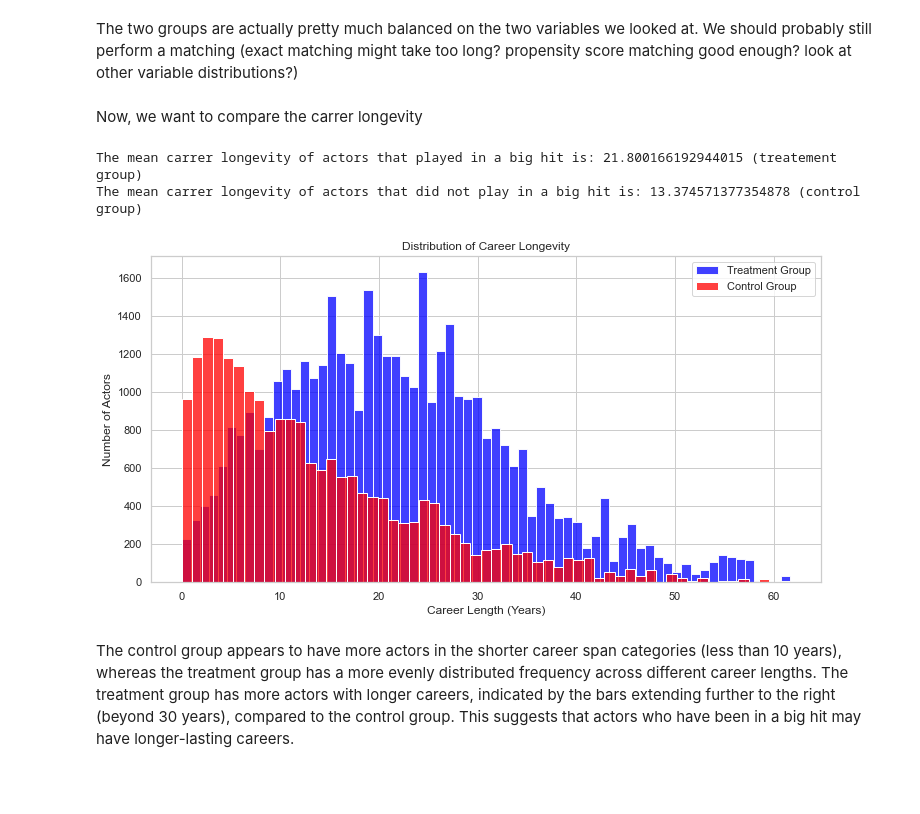
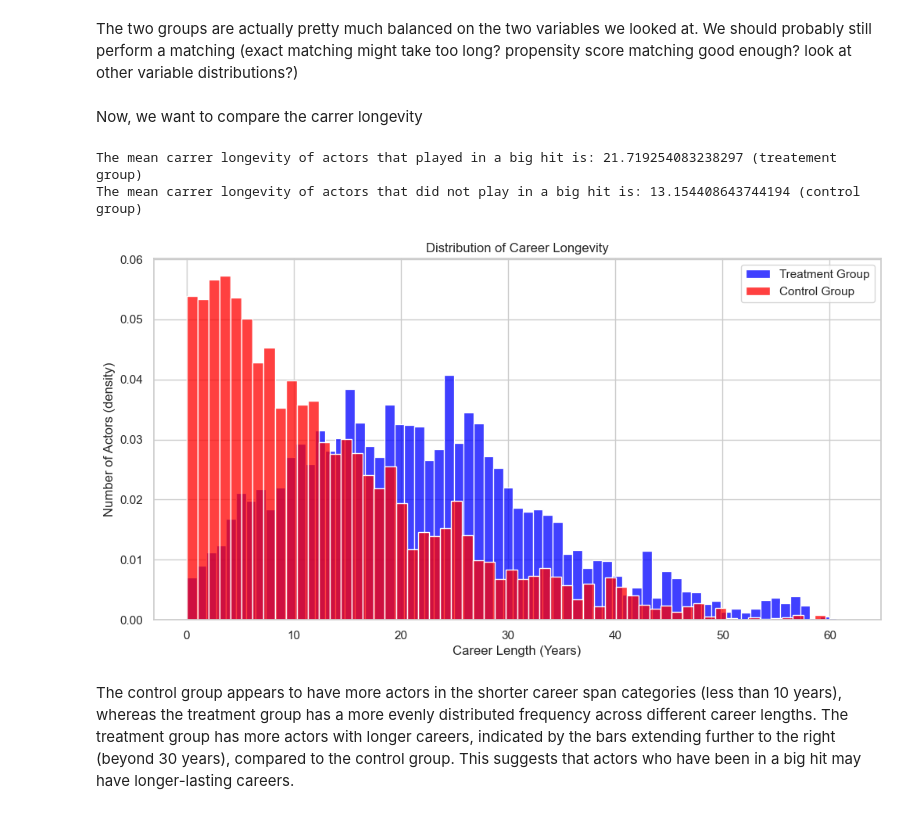
Before and after one commit to epfl-ada/ada-2023-project-pinacolada23, a Jupyter notebook: main.ipynb, the cells around one changed output. Cells and saved outputs as stored; diff of their text form; code cells hidden in the pictures; blank space fills up the shorter version.

```diff
--- a/main.ipynb
+++ b/main.ipynb
@@ -552,28 +548,29 @@ REMARQUE: si on veut etre encore plus precis, on peut ici reprendre le dataset a
 # %%
 # TODO: do this earlier?
 # Get the birthdate of the actors in the correct format
-character_movies_filtered['birth'] = character_movies_filtered['birth'].apply(complete_date)
-character_movies_filtered['birth'] = pd.to_datetime(character_movies_filtered['birth'], format='%Y-%m-%d')
+df_prepared['birth'] = df_prepared['birth'].apply(complete_date)
+df_prepared['birth'] = pd.to_datetime(df_prepared['birth'], format='%Y-%m-%d')
 # %%
-# Calculate the product of the number of movies and respective box office revenue for each actor and year
-character_movies_filtered['product'] = character_movies_filtered.groupby(['name_actor', 'year']).movieID.transform('count') * character_movies_filtered.revenue
+# Calculate the product of the number of movies and respective success metric for each actor and year
+df_prepared['product'] = df_prepared.groupby(['name_actor', 'year']).movieID.transform('count') * df_prepared.success
 
 # Find the row with the maximum product for each actor
-max_product_rows = character_movies_filtered.loc[character_movies_filtered.groupby('name_actor')['product'].idxmax()]
+max_product_rows = df_prepared.loc[df_prepared.groupby('name_actor')['product'].idxmax()]
 
 # Extract the actor and the corresponding year for the maximum product
 result = max_product_rows.loc[:, ['name_actor', 'year', 'birth']]
 
 # Create a column in the dataframe with the age of the actors at their carrier peak:
 result['age_at_peak'] = result['year'] - result['birth'].dt.year
-character_movies_filtered = pd.merge(character_movies_filtered, result[['name_actor', 'age_at_peak']], on='name_actor', how='left')
+result['year_of_peak'] = result['year']
+df_prepared = pd.merge(df_prepared, result[['name_actor', 'age_at_peak', 'year_of_peak']], on='name_actor', how='left')
 
 
 # Remove the product column
-character_movies_filtered = character_movies_filtered.drop(columns = 'product')
+df_prepared = df_prepared.drop(columns = 'product')
 
 # Visualize distribution
 
-character_movies_filtered.boxplot(by='big_hit_actor', column='age_at_peak', figsize = [5, 5], grid=True)
+df_prepared.boxplot(by='big_hit_actor', column='age_at_peak', figsize = [5, 5], grid=True)
 plt.show()
 # %% [output]
@@ -581,4 +601,2 @@ plt.show()
 # %% [markdown]
 The two groups are actually pretty much balanced on the two variables we looked at. We should probably still perform a matching (exact matching might take too long? propensity score matching good enough? look at other variable distributions?)
-# %% [markdown]
-Now, we want to compare the carrer longevity
@@ -602,34 +603,53 @@ merged_df = pd.merge(character_movies_filtered, career_duration_df, on='name_act
-# %%
-# Analysis
-treatment_group = merged_df[merged_df['big_hit_actor'] == True]
-control_group = merged_df[merged_df['big_hit_actor'] == False]
-
-mean_career_length_treatment = treatment_group['career_length_in_years'].mean()
-mean_career_length_control = control_group['career_length_in_years'].mean()
-
-print(f'The mean carrer longevity of actors that played in a big hit is: {mean_career_length_treatment} (treatement group)')
-print(f'The mean carrer longevity of actors that did not play in a big hit is: {mean_career_length_control} (control group)')
-# %% [output]
-The mean carrer longevity of actors that played in a big hit is: 21.800166192944015 (treatement group)
-The mean carrer longevity of actors that did not play in a big hit is: 13.374571377354878 (control group)
+# %% [markdown]
+Now, we want to compare the carrer longevity
+# %%
+# Convert releaseDate to DateTime
+df_prepared['releaseDate'] = pd.to_datetime(df_prepared['releaseDate'], errors='coerce')
+
+# Drop eventual Nan Values for releaseDate
+df_prepared.dropna(subset=['releaseDate'], inplace=True)
+
+# Calculate Last and First Apparence
+career_start = df_prepared.groupby('name_actor')['releaseDate'].min()
+career_end = df_prepared.groupby('name_actor')['releaseDate'].max()
+
+career_duration = (career_end - career_start).dt.days / 365.25  # Convert days to years
+career_duration_df = career_duration.reset_index()
+career_duration_df.rename(columns={'releaseDate': 'career_length_in_years'}, inplace=True)
+# %%
+#TODO: give better name to this variable
+merged_df = pd.merge(df_prepared, career_duration_df, on='name_actor')
+# %%
+# Analysis
+treatment_group = merged_df[merged_df['big_hit_actor'] == True]
+control_group = merged_df[merged_df['big_hit_actor'] == False]
+
+mean_career_length_treatment = treatment_group['career_length_in_years'].mean()
+mean_career_length_control = control_group['career_length_in_years'].mean()
+
+print(f'The mean carrer longevity of actors that played in a big hit is: {mean_career_length_treatment} (treatement group)')
+print(f'The mean carrer longevity of actors that did not play in a big hit is: {mean_career_length_control} (control group)')
+# %% [output]
+The mean carrer longevity of actors that played in a big hit is: 21.719254083238297 (treatement group)
+The mean carrer longevity of actors that did not play in a big hit is: 13.154408643744194 (control group)
 # %%
 # Histogram
 
 # Set the style
 sns.set(style="whitegrid")
 
 # Plot histograms
 plt.figure(figsize=(12, 6))
-sns.histplot(treatment_group['career_length_in_years'], color="blue", label='Treatment Group')
-sns.histplot(control_group['career_length_in_years'], color="red", label='Control Group')
+sns.histplot(treatment_group['career_length_in_years'], color="blue", label='Treatment Group', stat='density')
+sns.histplot(control_group['career_length_in_years'], color="red", label='Control Group', stat='density')
 
 plt.title('Distribution of Career Longevity')
 plt.xlabel('Career Length (Years)')
-plt.ylabel('Number of Actors')
+plt.ylabel('Number of Actors (density)')
 plt.legend()
 plt.show()
 # %% [output]
-[figure, old version]
+[figure, new version]
 # %% [markdown]
 The control group appears to have more actors in the shorter career span categories (less than 10 years), whereas the treatment group has a more evenly distributed frequency across different career lengths. The treatment group has more actors with longer careers, indicated by the bars extending further to the right (beyond 30 years), compared to the control group. This suggests that actors who have been in a big hit may have longer-lasting careers.
 # %%
```
Also changed, not shown: parts of 28 cells of this notebook.
